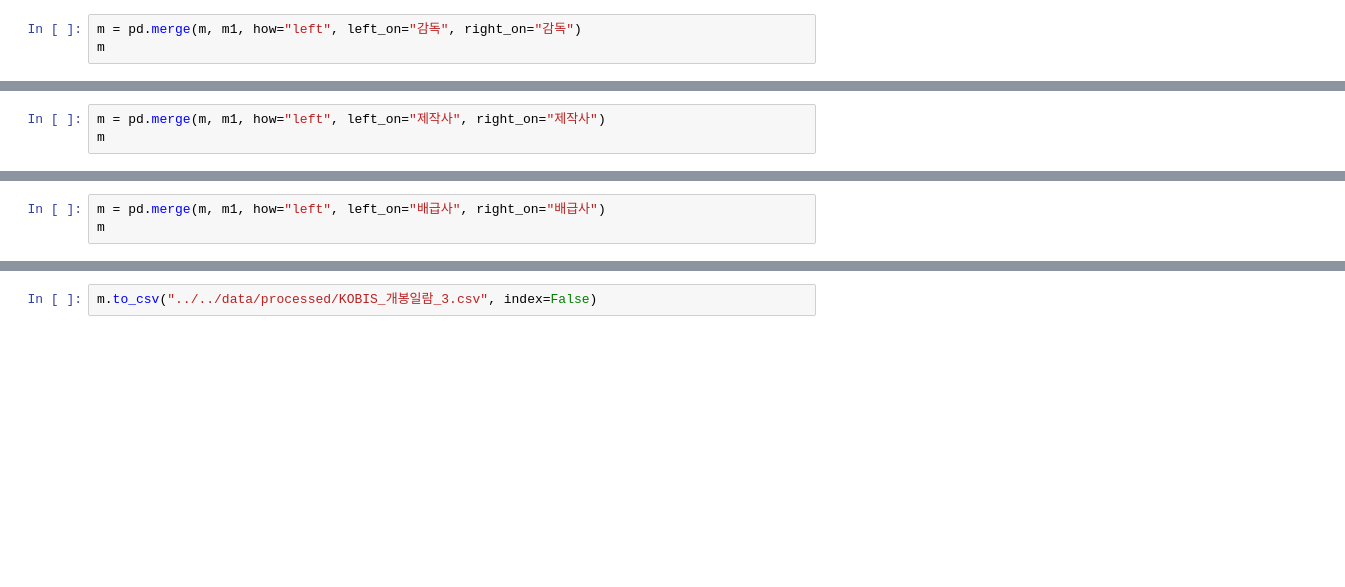
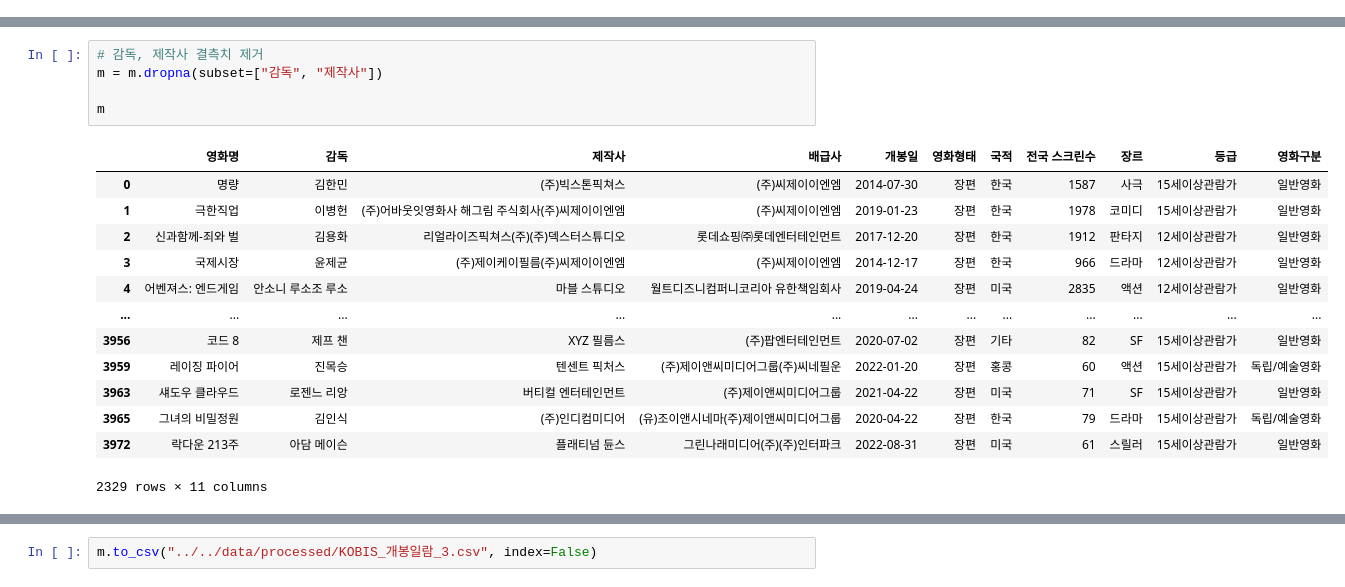
Before and after one commit to Dacon-ai-RunningFive/Dacon-AI, a Jupyter notebook: movie/notebooks/preprocessing/preprocessing2.ipynb, the cells around one changed output, grey strips where cells are left out. Cells and saved outputs as stored; diff of their text form; blank space fills up the shorter version.

```diff
--- a/movie/notebooks/preprocessing/preprocessing2.ipynb
+++ b/movie/notebooks/preprocessing/preprocessing2.ipynb
@@ -63,3 +39,0 @@ m1
-# %%
-m = pd.merge(m, m1, how="left", left_on="감독", right_on="감독")
-m
@@ -100,3 +39,0 @@ m1
-# %%
-m = pd.merge(m, m1, how="left", left_on="제작사", right_on="제작사")
-m
@@ -137,3 +39,0 @@ m1
-# %%
-m = pd.merge(m, m1, how="left", left_on="배급사", right_on="배급사")
-m
@@ -153,0 +40,19 @@ m
+# %%
+# 감독, 제작사 결측치 제거
+m = m.dropna(subset=["감독", "제작사"])
+
+m
+# %% [output]
+|  | 영화명 | 감독 | 제작사 | 배급사 | 개봉일 | 영화형태 | 국적 | 전국 스크린수 | 장르 | 등급 | 영화구분 |
+| 0 | 명량 | 김한민 | (주)빅스톤픽쳐스 | (주)씨제이이엔엠 | 2014-07-30 | 장편 | 한국 | 1587 | 사극 | 15세이상관람가 | 일반영화 |
+| 1 | 극한직업 | 이병헌 | (주)어바웃잇영화사 해그림 주식회사(주)씨제이이엔엠 | (주)씨제이이엔엠 | 2019-01-23 | 장편 | 한국 | 1978 | 코미디 | 15세이상관람가 | 일반영화 |
+| 2 | 신과함께-죄와 벌 | 김용화 | 리얼라이즈픽쳐스(주)(주)덱스터스튜디오 | 롯데쇼핑㈜롯데엔터테인먼트 | 2017-12-20 | 장편 | 한국 | 1912 | 판타지 | 12세이상관람가 | 일반영화 |
+| 3 | 국제시장 | 윤제균 | (주)제이케이필름(주)씨제이이엔엠 | (주)씨제이이엔엠 | 2014-12-17 | 장편 | 한국 | 966 | 드라마 | 12세이상관람가 | 일반영화 |
+| 4 | 어벤져스: 엔드게임 | 안소니 루소조 루소 | 마블 스튜디오 | 월트디즈니컴퍼니코리아 유한책임회사 | 2019-04-24 | 장편 | 미국 | 2835 | 액션 | 12세이상관람가 | 일반영화 |
+| ... | ... | ... | ... | ... | ... | ... | ... | ... | ... | ... | ... |
+| 3956 | 코드 8 | 제프 챈 | XYZ 필름스 | (주)팝엔터테인먼트 | 2020-07-02 | 장편 | 기타 | 82 | SF | 15세이상관람가 | 일반영화 |
+| 3959 | 레이징 파이어 | 진목승 | 텐센트 픽처스 | (주)제이앤씨미디어그룹(주)씨네필운 | 2022-01-20 | 장편 | 홍콩 | 60 | 액션 | 15세이상관람가 | 독립/예술영화 |
+| 3963 | 섀도우 클라우드 | 로젠느 리앙 | 버티컬 엔터테인먼트 | (주)제이앤씨미디어그룹 | 2021-04-22 | 장편 | 미국 | 71 | SF | 15세이상관람가 | 일반영화 |
+| 3965 | 그녀의 비밀정원 | 김인식 | (주)인디컴미디어 | (유)조이앤시네마(주)제이앤씨미디어그룹 | 2020-04-22 | 장편 | 한국 | 79 | 드라마 | 15세이상관람가 | 독립/예술영화 |
+| 3972 | 락다운 213주 | 아담 메이슨 | 플래티넘 듄스 | 그린나래미디어(주)(주)인터파크 | 2022-08-31 | 장편 | 미국 | 61 | 스릴러 | 15세이상관람가 | 일반영화 |
+2329 rows × 11 columns
```
Also changed, not shown: parts of 18 cells of this notebook, 8 other files.
